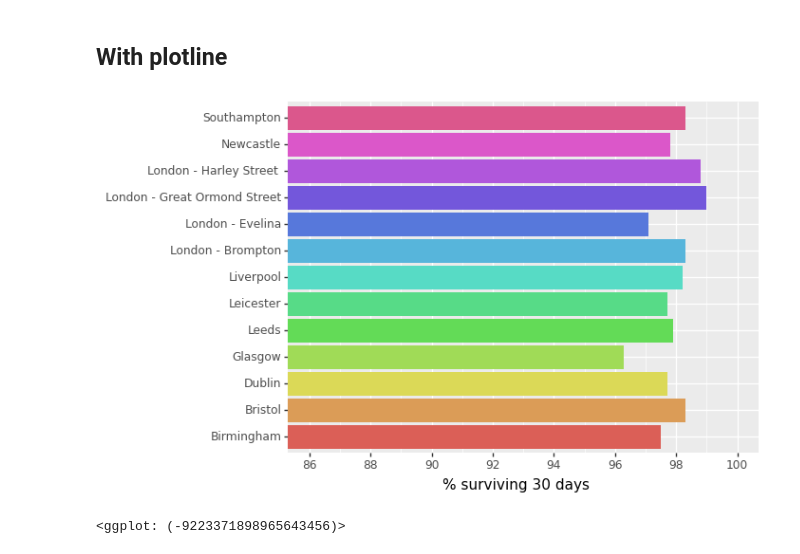
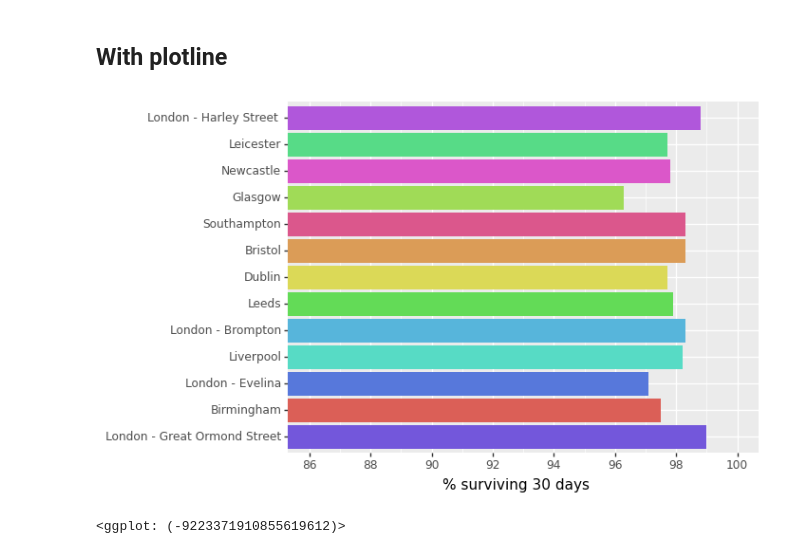
Before and after one commit to pmayd/ArtofStatistics, a Jupyter notebook: 01-1-2-3-child-heart-survival-times/01-1-child-heart-survival-x.ipynb, the cells around one changed output. Saved outputs shown, nothing was run; the diff lists cells and outputs as text; code cells hidden in the pictures.

```diff
--- a/01-1-2-3-child-heart-survival-times/01-1-child-heart-survival-x.ipynb
+++ b/01-1-2-3-child-heart-survival-times/01-1-child-heart-survival-x.ipynb
@@ -92,13 +100,14 @@ from plotnine import *
 # %%
 p = ggplot(df, aes(x="Hospital", y="ThirtyDaySurvival", fill="Hospital")) # constructs initial plot object, , starting with top row
 p += geom_bar(stat = "identity") # assigns bar chart-type
 p += coord_flip(ylim = [86,100]) # flips to horizontal bars and limits y-axis
 p += scale_y_continuous(breaks=range(86, 101, 2)) # assigns breaks every 2 percent
+p += scale_x_discrete(limits=df["Hospital"].values[::-1])
 p += scale_colour_brewer(type="qual", palette = "Accent") # sets the colour palette
 p += theme(legend_position="none") # removes the legend
 p += labs(x="", y="% surviving 30 days") # Adds y-axis label
 
 p # draws the plot
 # %% [output]
-[figure, old version]
+[figure, new version]
-<ggplot: (-9223371898965643456)>
+<ggplot: (-9223371910855619612)>
```
Also changed, not shown: parts of 1 cell of this notebook, 1 other file.
